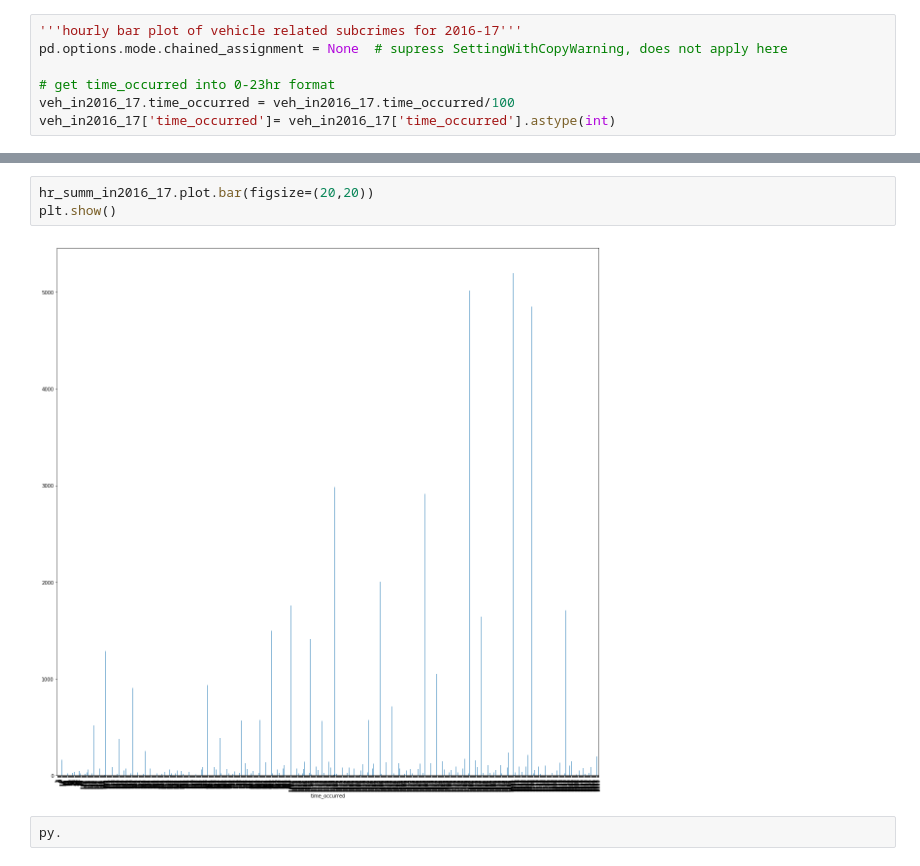
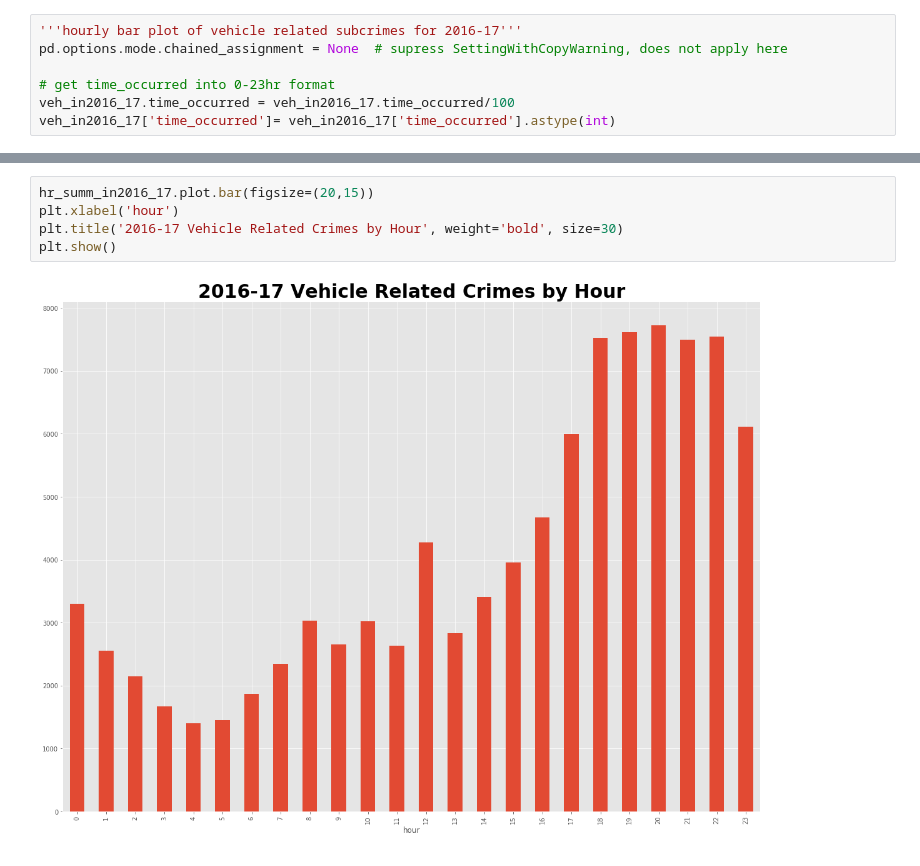
Before and after one commit to valegonzalez/ECE180_FinalProject, a Jupyter notebook: vehicleRelatedCrimes.ipynb, the cells around one changed output, grey strips where cells are left out. Cells and saved outputs as stored; diff of their text form.

Commit message:
got hourly bar plot for 1016_17

```diff
--- a/vehicleRelatedCrimes.ipynb
+++ b/vehicleRelatedCrimes.ipynb
@@ -262,7 +262,7 @@ Length: 1031, dtype: int64
-# %%
-hr_summ_in2016_17.plot.bar(figsize=(20,20))
-plt.show()
-# %% [output]
-[figure, removed]
-# %%
-py.
+# %%
+hr_summ_in2016_17.plot.bar(figsize=(20,15))
+plt.xlabel('hour')
+plt.title('2016-17 Vehicle Related Crimes by Hour', weight='bold', size=30)
+plt.show()
+# %% [output]
+[figure, added]
```
Also changed, not shown: parts of 2 cells of this notebook.
